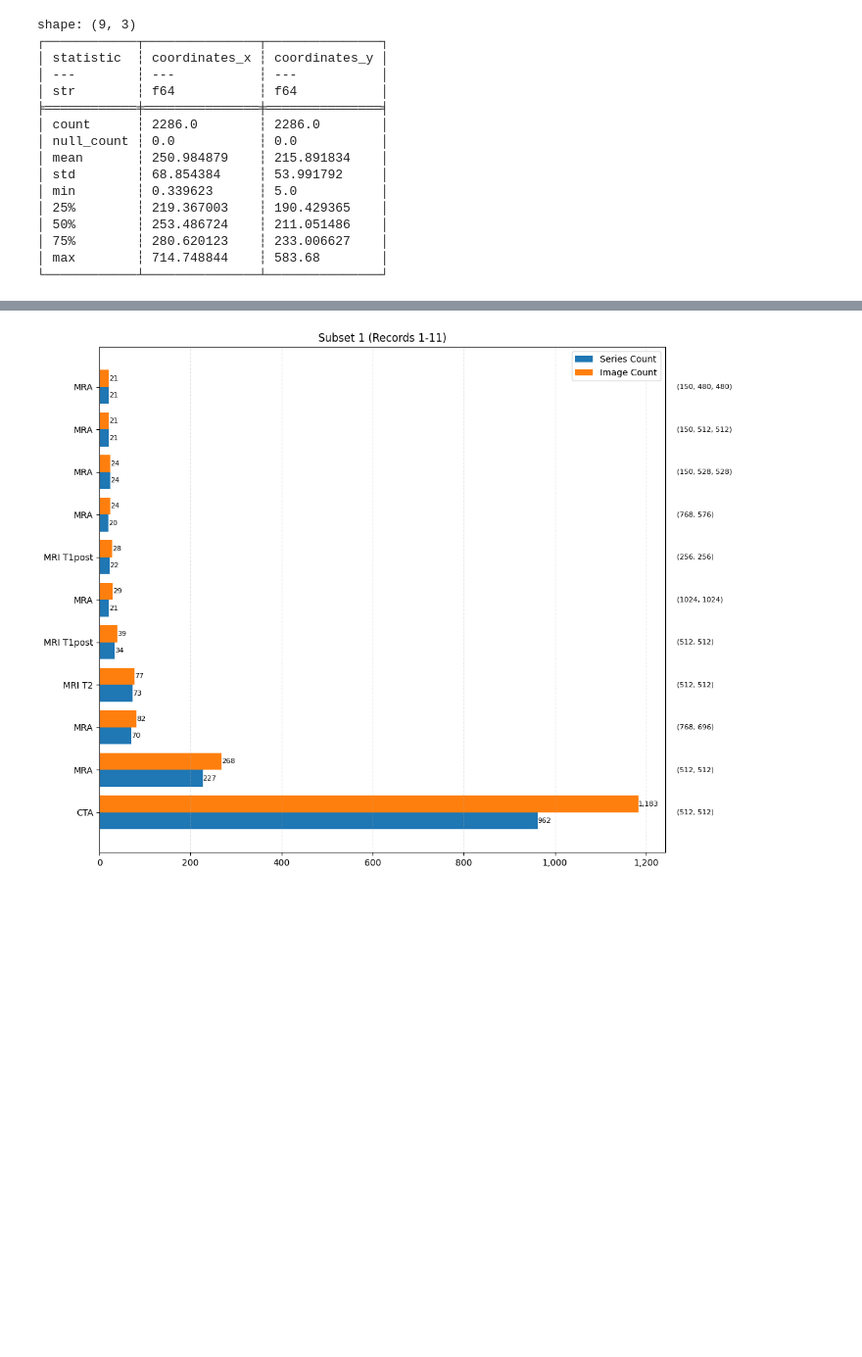
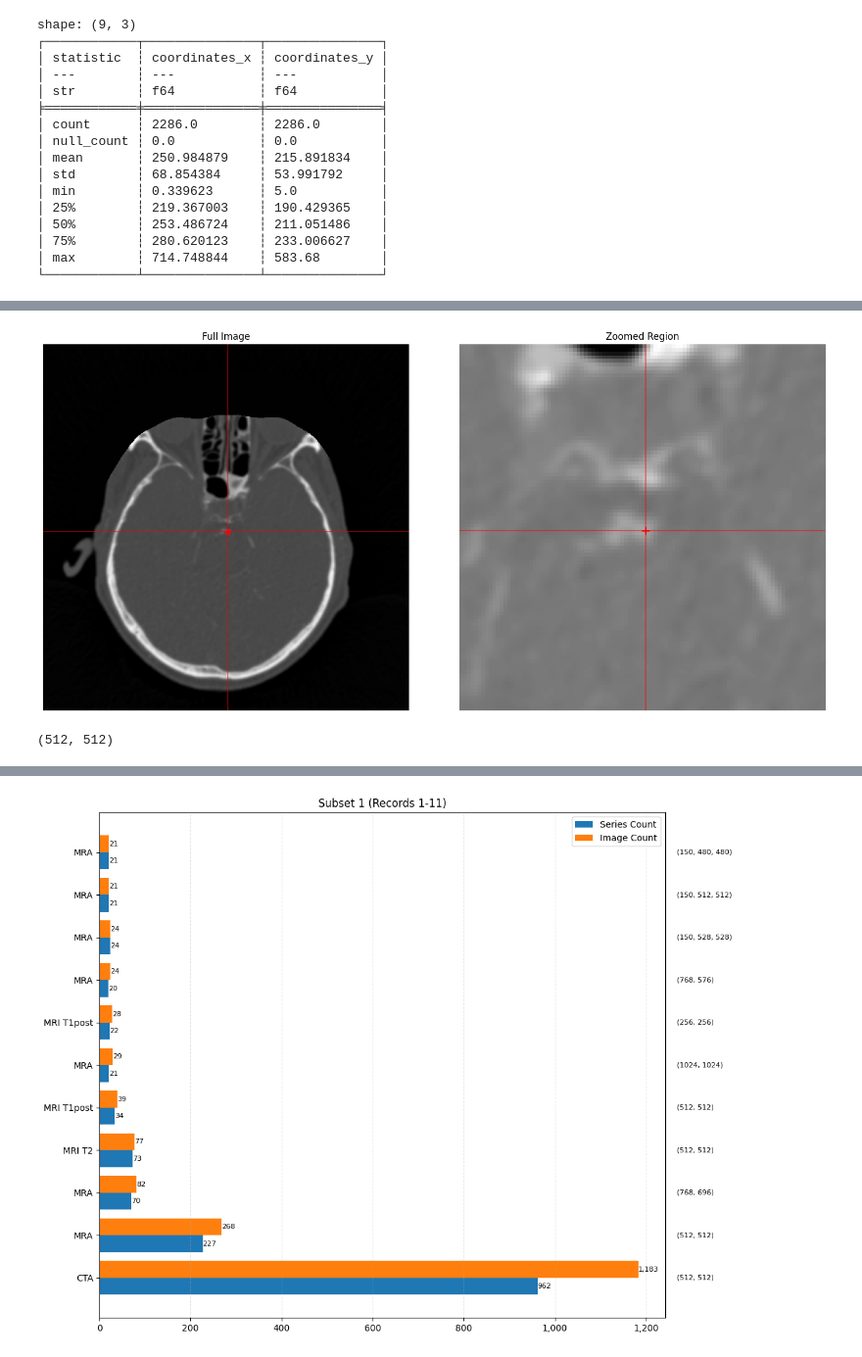
Before and after one commit to sumaniitm/RSNA_Intracranial_Aneurysm_Detection_2025, a Jupyter notebook: suman-notebook-1.ipynb, the cells around one changed output, grey strips where cells are left out. Shown at 98% size. Saved outputs shown, nothing was run; the diff lists cells and outputs as text; code cells hidden in the pictures; blank space fills up the shorter version.

```diff
--- a/suman-notebook-1.ipynb
+++ b/suman-notebook-1.ipynb
@@ -453,0 +362,12 @@ shape: (1, 20)
+# %%
+dcm_path = '/kaggle/input/rsna-intracranial-aneurysm-detection/series/1.2.826.0.1.3680043.8.498.10005158603912009425635473100344077317/1.2.826.0.1.3680043.8.498.10775329348174902199350466348663848346.dcm'
+x_coord = 258.362119
+y_coord = 261.3599
+load_and_view_single_slice_with_zoom(dcm_path, x_coord, y_coord, zoom_size=100)
+# %% [output]
+[figure, added]
+# %%
+dicom_ds = dcmread(dcm_path)
+print(dicom_ds.pixel_array.shape)
+# %% [output]
+(512, 512)
```
Also changed, not shown: parts of 43 cells of this notebook.
